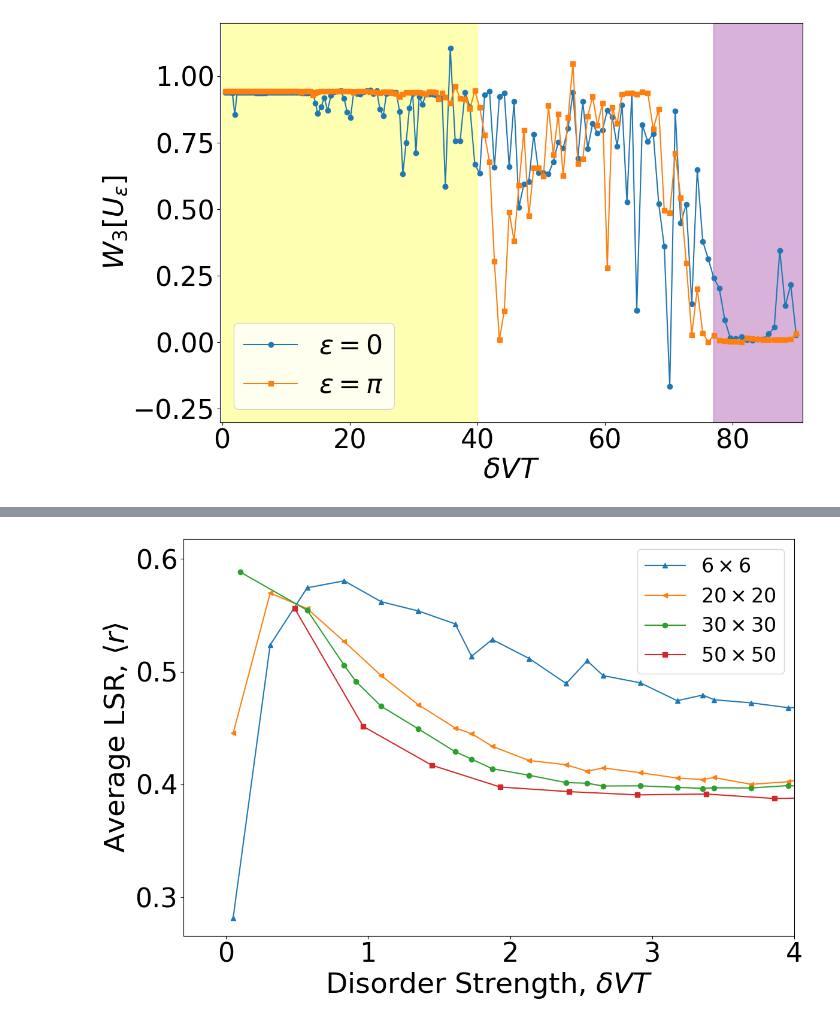
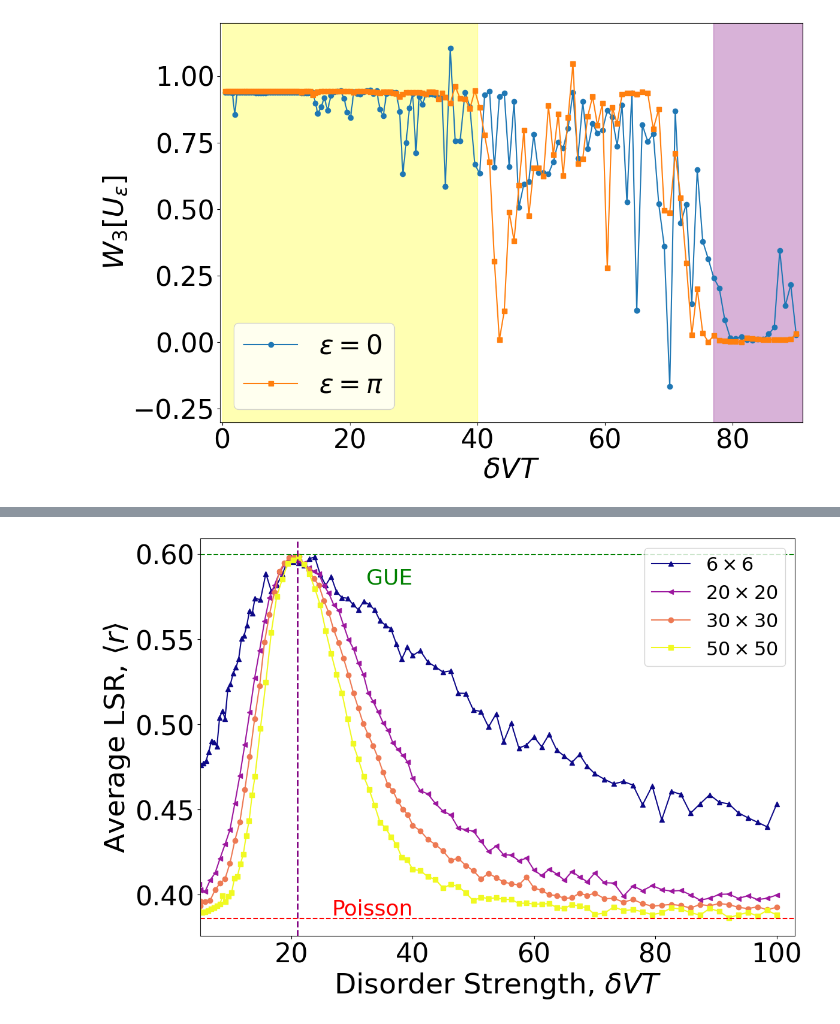
Before and after one commit to NGC2237-Clark/Topo_Loco_QCs, a Jupyter notebook: Floquet/AFAI_GPU_debugertbc.ipynb, the cells around one changed output, grey strips where cells are left out. Saved outputs shown, nothing was run; the diff lists cells and outputs as text; code cells hidden in the pictures.

```diff
--- a/Floquet/AFAI_GPU_debugertbc.ipynb
+++ b/Floquet/AFAI_GPU_debugertbc.ipynb
@@ -739,11 +587,9 @@ plt.show()
 # %%
 relative_path_dis1_LSR = os.path.join('..', 'Data', 'localisation', 'Average LSR', 'Disorder', 'disorder_LSR_6.txt')
 # %%
-relative_path_dis2_LSR = os.path.join('..', 'Data', 'localisation', 'Average LSR', 'Disorder', 'disorder_LSR_12.txt')
+relative_path_dis3_LSR = os.path.join('..', 'Data', 'localisation', 'Average LSR', 'Disorder', 'disorder_LSR_20_clean.txt')
 # %%
-relative_path_dis3_LSR = os.path.join('..', 'Data', 'localisation', 'Average LSR', 'Disorder', 'disorder_LSR_20.txt')
+relative_path_dis4_LSR = os.path.join('..', 'Data', 'localisation', 'Average LSR', 'Disorder', 'disorder_LSR_30_clean.txt')
-# %%
-relative_path_dis4_LSR = os.path.join('..', 'Data', 'localisation', 'Average LSR', 'Disorder', 'disorder_LSR_30.txt')
 # %%
 relative_path_dis5_LSR = os.path.join('..', 'Data', 'localisation', 'Average LSR', 'Disorder', 'disorder_LSR_50.txt')
 # %%
@@ -756,7 +602,7 @@ with open(relative_path_dis1_LSR, 'r') as file:
     lines = file.readlines()
 
     # Skip the first two lines (comments) and the third line (header)
-    for line in lines[3:]:
+    for line in lines[2:]:
         # Split the line into components
         values = line.strip().split(',')
 
@@ -773,5 +619,11 @@ sorted_indices = np.argsort(vdT_dis6)
 # Sort vdT_dis6 and LSR_dis6 using the sorted indices
 vdT_dis6_sorted = vdT_dis6[sorted_indices]
 LSR_dis6_sorted = LSR_dis6[sorted_indices]
+
+# Get unique values in vdT_dis6_sorted and their indices
+vdT_dis6_unique, unique_indices = np.unique(vdT_dis6_sorted, return_index=True)
+
+# Use the unique indices to filter LSR_dis6_sorted
+LSR_dis6_unique = LSR_dis6_sorted[unique_indices]
 # %%
 # Initialize lists to hold your data
@@ -879,29 +763,42 @@ LSR_dis50_sorted = LSR_dis50[sorted_indices_50]
 # %%
+# Create a colormap instance
+cmap = plt.get_cmap('plasma')
+
+# Generate a list of colors from the colormap
+colors = cmap(np.linspace(0, 1, 4))
+
 # Plotting
 fig, ax = plt.subplots(figsize=(12, 8))
 
 # Plot LSR with label
-ax.plot(vdT_dis6_sorted, LSR_dis6_sorted, label=r'$6\times6$', marker='^')     # Average 50 disorder realisations
-# ax.plot(vdT_dis12_sorted, LSR_dis12_sorted, label=r'$12\times12$', marker='>') # Average 50 disorder realisations
-ax.plot(vdT_dis20_sorted, LSR_dis20_sorted, label=r'$20\times20$', marker='<') # Average 50 disorder realisations
-ax.plot(vdT_dis30_sorted, LSR_dis30_sorted, label=r'$30\times30$', marker='o') # Average 50 disorder realisations
-ax.plot(vdT_dis50_sorted, LSR_dis50_sorted, label=r'$50\times50$', marker='s') # Average 20 disorder realisations
+ax.plot(vdT_dis6_unique, LSR_dis6_unique, label=r'$6\times6$', marker='^', color=colors[0])     # Average 50 disorder realisations
+ax.plot(vdT_dis20_unique, LSR_dis20_unique, label=r'$20\times20$', marker='<', color=colors[1]) # Average 50 disorder realisations
+ax.plot(vdT_dis30_unique, LSR_dis30_unique, label=r'$30\times30$', marker='o', color=colors[2]) # Average 50 disorder realisations
+ax.plot(vdT_dis50_unique, LSR_dis50_unique, label=r'$50\times50$', marker='s', color=colors[3]) # Average 20 disorder realisations
 
 # Set labels and fontsize
 ax.set_xlabel(r'Disorder Strength, $\delta VT$', fontsize=34)
 ax.set_ylabel(r'Average LSR, $\langle r \rangle$', fontsize=34)
 
 # Set tick label font sizes
 ax.tick_params(axis='x', labelsize=32)
 ax.tick_params(axis='y', labelsize=32)
-# ax.axvline(x=6, color='purple', linestyle='--', linewidth=2)
-ax.set_xlim(-0.3, 4)
+ax.axvline(x=21, color='purple', linestyle='--', linewidth=2)
+ax.axhline(y=0.386, color='r', linestyle='--')
+ax.axhline(y=0.5996, color='g', linestyle='--')
+
+# Add text annotations for 'Poisson' and 'GUE'
+ax.text(40, 0.386, 'Poisson', color='r', fontsize=26, verticalalignment='bottom', horizontalalignment='right')
+ax.text(40, 0.58, 'GUE', color='g', fontsize=26, verticalalignment='bottom', horizontalalignment='right')
+
+ax.set_xlim(5, 103)
 
 # Add a legend with the specified font size
-ax.legend(fontsize=24)
+ax.legend(fontsize=23)
 
 # Show the plot
 plt.tight_layout()
+plt.savefig('LSR_disorder_large.pdf')
 plt.show()
 # %% [output]
-[figure, old version]
+[figure, new version]
```
Also changed, not shown: parts of 40 cells of this notebook, 57 other files.
